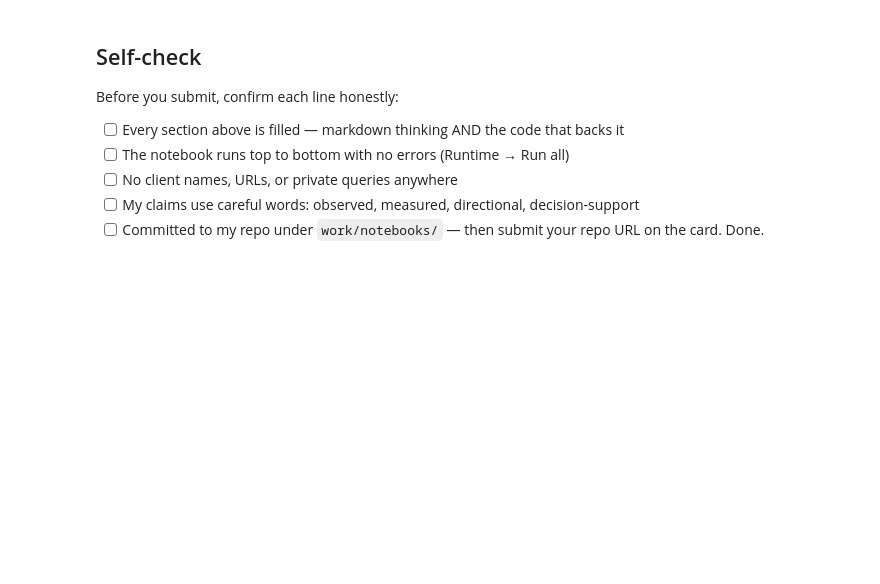
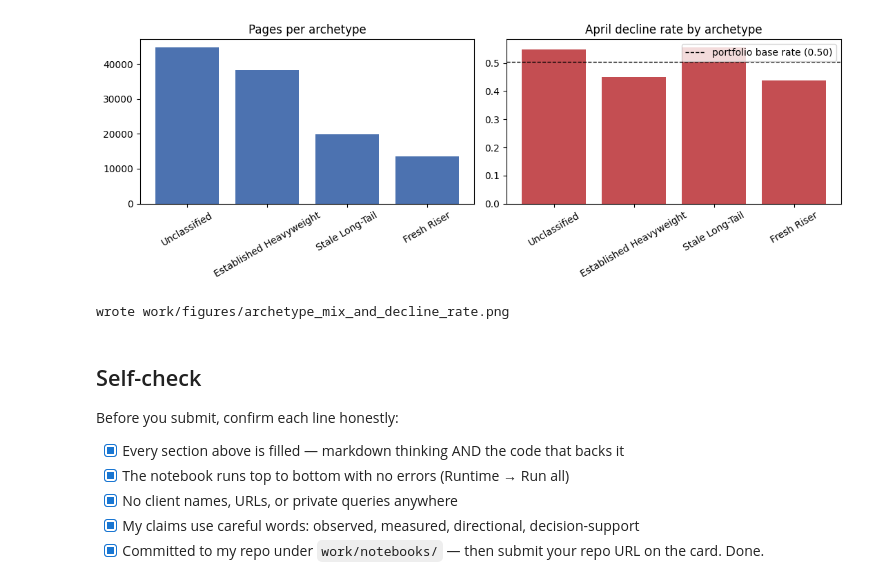
Before and after one commit to hamidrazabajwa49/flyrank-ml-internship, a Jupyter notebook: work/notebooks/w07_action_playbook.ipynb, the cells around one changed output. Saved outputs shown, nothing was run; the diff lists cells and outputs as text; code cells hidden in the pictures; blank space fills up the shorter version.

```diff
--- a/work/notebooks/w07_action_playbook.ipynb
+++ b/work/notebooks/w07_action_playbook.ipynb
@@ -43,0 +276,21 @@ This skeleton is yours to fill. Work the sections **in order** — each one has
+# %%
+Path('work/outputs').mkdir(parents=True, exist_ok=True)
+Path('work/figures').mkdir(parents=True, exist_ok=True)
+
+queue.to_csv('work/outputs/action_playbook_queue.csv', index=False)
+print(f"wrote work/outputs/action_playbook_queue.csv -- {len(queue):,} rows")
+
+playbook_metrics = {
+ 'as_of_date': '2026-03-31', 'feature_window': '2026-03', 'label_window': '2026-04',
+ 'n_pages': int(len(frame)), 'n_clients': int(frame['client_hash_id'].nunique()),
+ 'base_rate': round(float(BASE_RATE), 4),
+ 'score_p90_threshold': round(float(score_p90), 4),
+ 'score_p70_threshold': round(float(score_p70), 4),
+ 'n_act_now': int((frame['action'] == 'ACT_NOW').sum()),
+ 'archetype_counts': frame['archetype'].value_counts().to_dict(),
+ 'reason_code_counts': frame['reason_code'].value_counts().to_dict(),
+}
+with open('work/outputs/action_playbook_metrics.json', 'w') as f:
+ json.dump(playbook_metrics, f, indent=2, default=str)
+print('wrote work/outputs/action_playbook_metrics.json')
+print(json.dumps(playbook_metrics, indent=2, default=str))
@@ -44,10 +315,33 @@ This skeleton is yours to fill. Work the sections **in order** — each one has
+# %%
+# Figure: archetype mix and its decline rate, the one figure the paper is most likely to reuse
+fig, (ax1, ax2) = plt.subplots(1, 2, figsize=(11, 4))
+
+counts = frame['archetype'].value_counts()
+ax1.bar(counts.index, counts.values, color='#4C72B0')
+ax1.set_title('Pages per archetype')
+ax1.tick_params(axis='x', rotation=30)
+
+rates = frame.groupby('archetype', observed=True)['y'].mean().reindex(counts.index)
+ax2.bar(rates.index, rates.values, color='#C44E52')
+ax2.axhline(BASE_RATE, color='black', linestyle='--', linewidth=1, label=f'portfolio base rate ({BASE_RATE:.2f})')
+ax2.set_title('April decline rate by archetype')
+ax2.tick_params(axis='x', rotation=30)
+ax2.legend()
+
+plt.tight_layout()
+plt.savefig('work/figures/archetype_mix_and_decline_rate.png', dpi=150)
+plt.show()
+print('wrote work/figures/archetype_mix_and_decline_rate.png')
+# %% [output]
+[figure, added]
+wrote work/figures/archetype_mix_and_decline_rate.png
 # %% [markdown]
 ## Self-check
 
 Before you submit, confirm each line honestly:
 
-- [ ] Every section above is filled — markdown thinking AND the code that backs it
-- [ ] The notebook runs top to bottom with no errors (Runtime → Run all)
-- [ ] No client names, URLs, or private queries anywhere
-- [ ] My claims use careful words: observed, measured, directional, decision-support
-- [ ] Committed to my repo under `work/notebooks/` — then submit your repo URL on the card. Done.
+- [x] Every section above is filled — markdown thinking AND the code that backs it
+- [x] The notebook runs top to bottom with no errors (Runtime → Run all)
+- [x] No client names, URLs, or private queries anywhere
+- [x] My claims use careful words: observed, measured, directional, decision-support
+- [x] Committed to my repo under `work/notebooks/` — then submit your repo URL on the card. Done.
```
Also changed, not shown: parts of 23 cells of this notebook.
